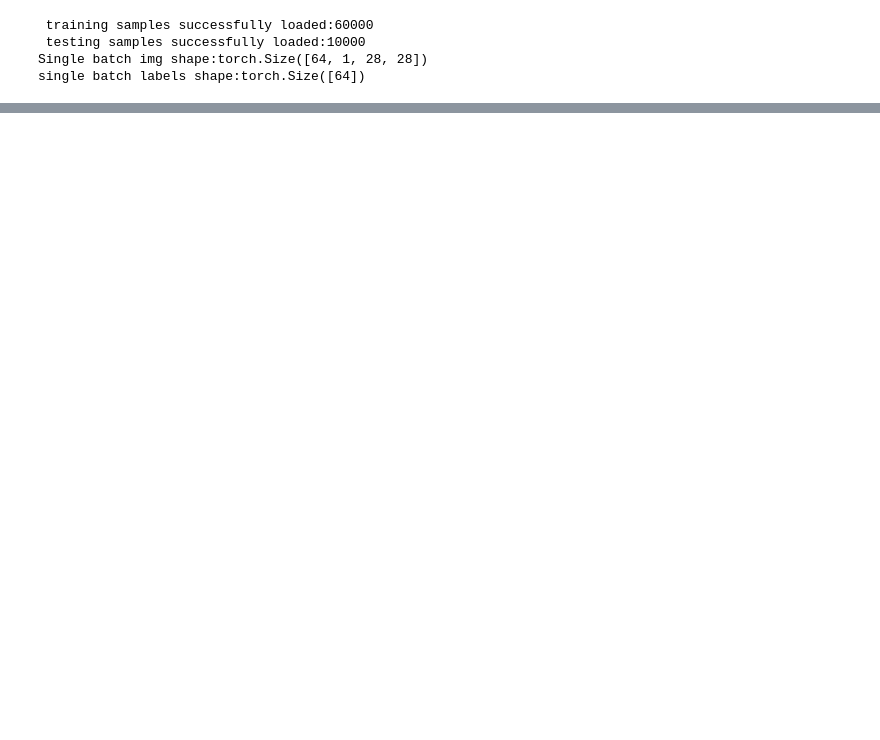
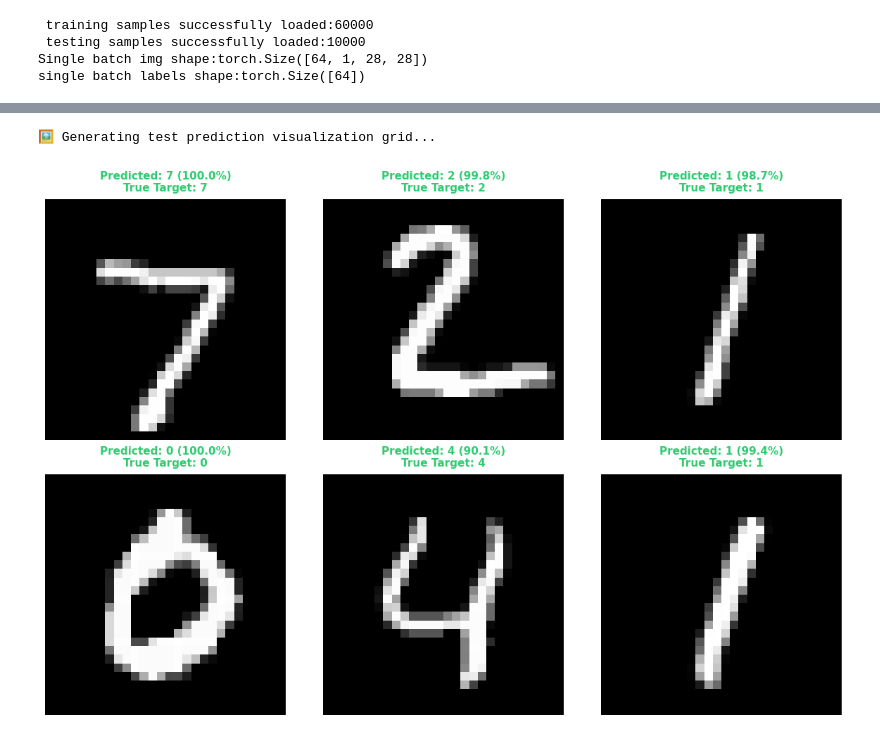
Before and after one commit to amoghsbaviskar-bit/ML101, a Jupyter notebook: day07to10/Day07to10.ipynb, the cells around one changed output, grey strips where cells are left out. Cells and saved outputs as stored; diff of their text form; code cells hidden in the pictures; blank space fills up the shorter version.

```diff
--- a/day07to10/Day07to10.ipynb
+++ b/day07to10/Day07to10.ipynb
@@ -47,0 +160,15 @@ single batch labels shape:torch.Size([64])
+# %%
+import torch.optim as optim
+
+# 1. Instantiate the Multi-Class Loss Function (The Teacher)
+criterion = nn.CrossEntropyLoss()
+
+# 2. Instantiate the Adaptive Optimizer (The Mechanic)
+# We hand it our model's weights and set a standard learning rate of 0.001
+optimizer = optim.Adam(model.parameters(), lr=0.001)
+
+# 3. Calculate the loss on your current batch to prove it works!
+loss = criterion(logits, labels)
+
+print(" Loss Engine & Optimizer successfully initialized!")
+print(f" Initial Uncalculated Loss Score for this batch: {loss.item():.4f}")
@@ -47,0 +306,47 @@ single batch labels shape:torch.Size([64])
+# %%
+import torch as th
+import matplotlib.pyplot as plt
+
+# 1. Place the network architecture into evaluation mode
+model.eval()
+
+# 2. Extract a single batch of 64 images from your unseen test data stream
+test_images, test_labels = next(iter(test_loader))
+
+# 3. Deactivate the gradient tracking engine to preserve graphics memory
+with th.no_grad():
+    test_logits = model(test_images)
+    test_probabilities = th.softmax(test_logits, dim=1)
+    test_predictions = th.argmax(test_logits, dim=1)
+
+# 4. Construct an image canvas grid for 6 random test visual cases
+fig, axes = plt.subplots(2, 3, figsize=(12, 8))
+axes = axes.flatten()
+
+print("🖼️ Generating test prediction visualization grid...")
+
+for i in range(6):
+    # Unpack the image sample, converting the multi-dimensional tensor back into a 2D pixel array
+    pixel_grid = test_images[i].squeeze().numpy()
+    true_class = test_labels[i].item()
+    predicted_class = test_predictions[i].item()
+    confidence_score = test_probabilities[i][predicted_class].item() * 100
+
+    # Render the pixel intensities as a monochrome digit image
+    axes[i].imshow(pixel_grid, cmap='gray')
+
+    # Apply context-driven conditional coloring for visual audit checks
+    text_color = '#2ecc71' if predicted_class == true_class else '#e74c3c'
+
+    # Establish descriptive tracking label strings
+    status_label = f"Predicted: {predicted_class} ({confidence_score:.1f}%)\nTrue Target: {true_class}"
+    axes[i].set_title(status_label, fontsize=11, color=text_color, fontweight='bold', pad=8)
+
+    # Strip out standard axis charts for a clean interface display
+    axes[i].axis('off')
+
+plt.tight_layout()
+plt.show()
+# %% [output]
+🖼️ Generating test prediction visualization grid...
+[figure, added]
```
Also changed, not shown: parts of 7 cells of this notebook.
